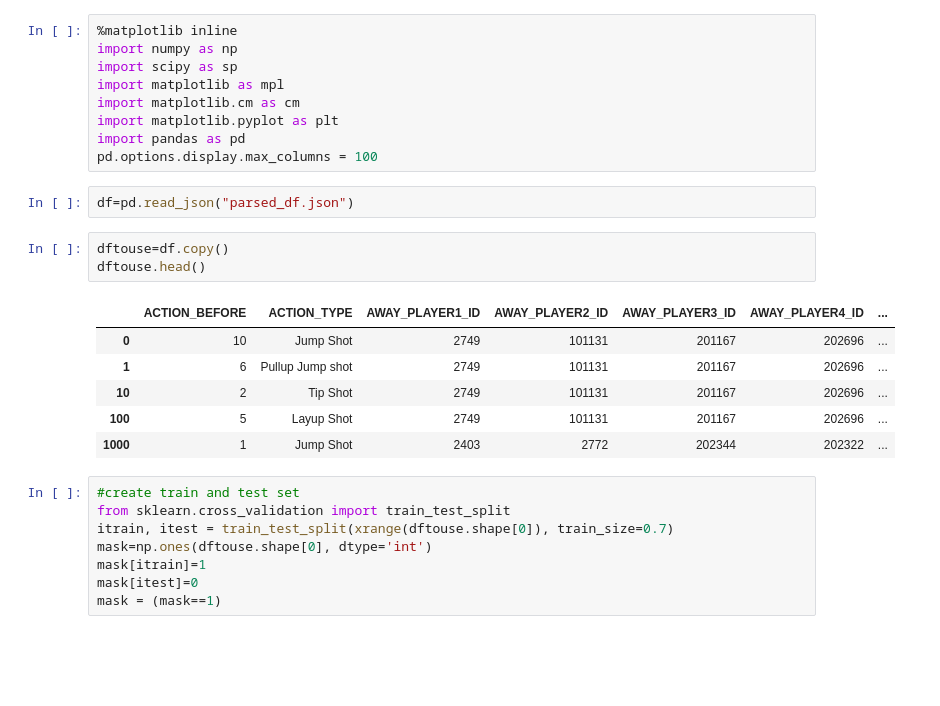
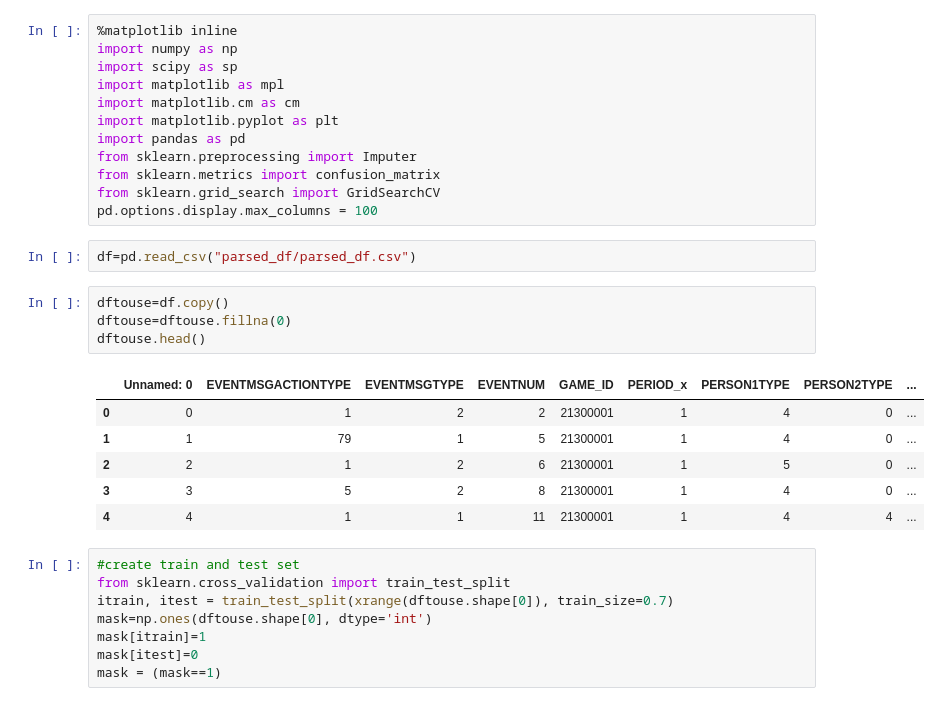
Before and after one commit to hwchase17/sportvu, a Jupyter notebook: SVM.ipynb, the cells around one changed output. Saved outputs shown, nothing was run; the diff lists cells and outputs as text; blank space fills up the shorter version.

```diff
--- a/SVM.ipynb
+++ b/SVM.ipynb
@@ -6,19 +6,23 @@ import matplotlib as mpl
 import matplotlib.cm as cm
 import matplotlib.pyplot as plt
 import pandas as pd
+from sklearn.preprocessing import Imputer
+from sklearn.metrics import confusion_matrix
+from sklearn.grid_search import GridSearchCV
 pd.options.display.max_columns = 100
 # %%
-df=pd.read_json("parsed_df.json")
+df=pd.read_csv("parsed_df/parsed_df.csv")
 # %%
 dftouse=df.copy()
+dftouse=dftouse.fillna(0)
 dftouse.head()
 # %% [output]
-|  | ACTION_BEFORE | ACTION_TYPE | AWAY_PLAYER1_ID | AWAY_PLAYER2_ID | AWAY_PLAYER3_ID | AWAY_PLAYER4_ID | ... |
-| 0 | 10 | Jump Shot | 2749 | 101131 | 201167 | 202696 | ... |
-| 1 | 6 | Pullup Jump shot | 2749 | 101131 | 201167 | 202696 | ... |
-| 10 | 2 | Tip Shot | 2749 | 101131 | 201167 | 202696 | ... |
-| 100 | 5 | Layup Shot | 2749 | 101131 | 201167 | 202696 | ... |
-| 1000 | 1 | Jump Shot | 2403 | 2772 | 202344 | 202322 | ... |
+|  | Unnamed: 0 | EVENTMSGACTIONTYPE | EVENTMSGTYPE | EVENTNUM | GAME_ID | PERIOD_x | PERSON1TYPE | PERSON2TYPE | ... |
+| 0 | 0 | 1 | 2 | 2 | 21300001 | 1 | 4 | 0 | ... |
+| 1 | 1 | 79 | 1 | 5 | 21300001 | 1 | 4 | 0 | ... |
+| 2 | 2 | 1 | 2 | 6 | 21300001 | 1 | 5 | 0 | ... |
+| 3 | 3 | 5 | 2 | 8 | 21300001 | 1 | 4 | 0 | ... |
+| 4 | 4 | 1 | 1 | 11 | 21300001 | 1 | 4 | 4 | ... |
 # %%
 #create train and test set
 from sklearn.cross_validation import train_test_split
```
Also changed, not shown: parts of 3 cells of this notebook.
